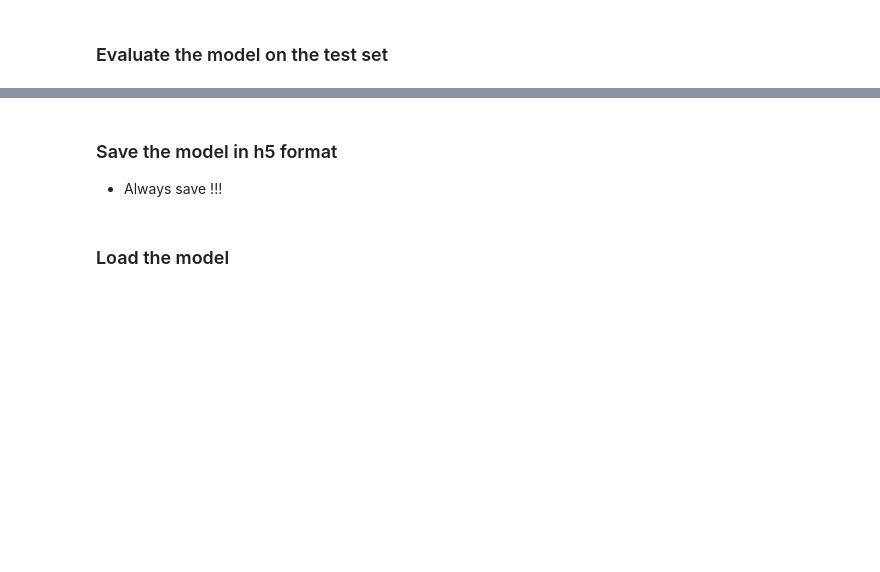
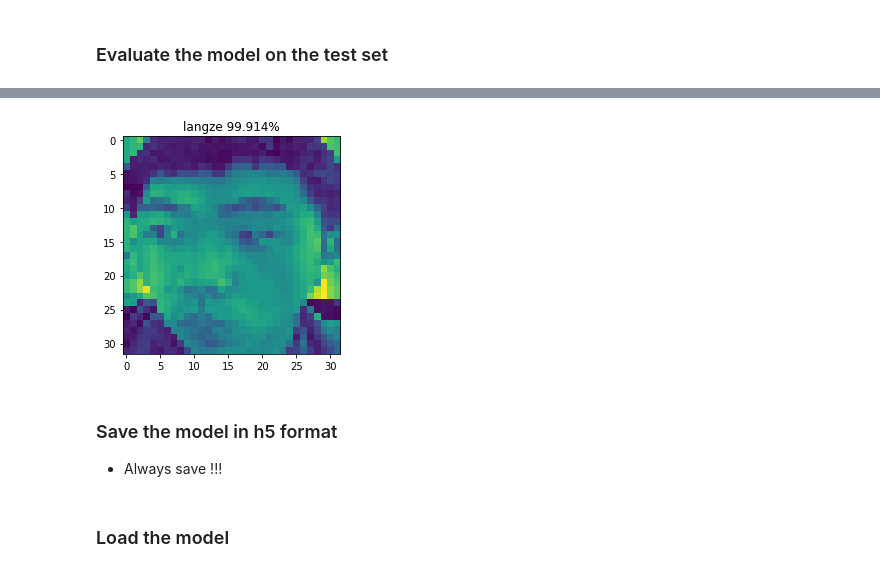
Before and after one commit to mohammedAljadd/smart-glasses, a Jupyter notebook: Model training/face identification/CNN model.ipynb, the cells around one changed output, grey strips where cells are left out. Drawn from its saved outputs; the diff is of its cells as text; code cells hidden in the pictures; blank space fills up the shorter version.

```diff
--- a/Model training/face identification/CNN model.ipynb
+++ b/Model training/face identification/CNN model.ipynb
@@ -252,24 +374,16 @@ y_test = pickle.load(pickle_in)
 ### Build the CNN model
 # %%
 model = Sequential()
-# The input shape is the image shape (a, b, 1) 'It is grayscale'
+
 model.add(Conv2D(32, kernel_size=3, activation='relu', input_shape=(IMG_SIZE, IMG_SIZE, 1)))
 
-model.add(Conv2D(64, kernel_size=3, activation='relu'))
-model.add(Dropout(0.7))
 model.add(Conv2D(64, kernel_size=3, activation='relu'))
 
 model.add(Conv2D(32, kernel_size=3, activation='relu'))
 
-model.add(Dropout(0.5))
-
-
+#model.add(Dropout(0.5))
 model.add(Flatten())
 
-# I have five classes, so make sure to use the right number bellow
+# I have five classes
 model.add(Dense(5, activation='softmax'))
-
-
-model.compile(loss='binary_crossentropy',
-              optimizer='adam',
-              metrics=['accuracy'])
+model.compile(loss='binary_crossentropy', optimizer='adam', metrics=['accuracy'])
@@ -278,4 +414,4 @@ model.compile(loss='binary_crossentropy',
 
  - Epochs are number of passes on the entire dataset. The model will pass 5 times on the dataset. In each epoch, it will takes 20 images (batch_size)
 # %%
-model.fit(X_train, y_train, batch_size=20, epochs=3, validation_split=0.4)
+model.fit(X_train, y_train, batch_size=20, epochs=3, validation_data=(X_valid, y_valid))
@@ -291,3 +433,23 @@ model.evaluate(X_test, y_test)
+# %%
+def predict_from_X(threshold):
+    sample = X_test[random.randrange(0, len(X_test))]
+    image = np.expand_dims(sample, axis=0)
+    prediction = model.predict(image)
+    index = np.argmax(prediction[0])
+    probabilty = float(format(max(prediction[0]*100), ".3f"))
+    plt.imshow(sample)
+    title = ""
+    if probabilty < threshold*100:
+        title = "Unknown 'p<threshold'"
+    else:
+        title = f"{CATEGORIES[index]} {probabilty}%"
+
+    plt.title(title)
+    plt.show()
+# %%
+predict_from_X(0.8)
+# %% [output]
+[figure, added]
 # %% [markdown]
 ### Save the model in h5 format
 
```
Also changed, not shown: parts of 71 cells of this notebook.
